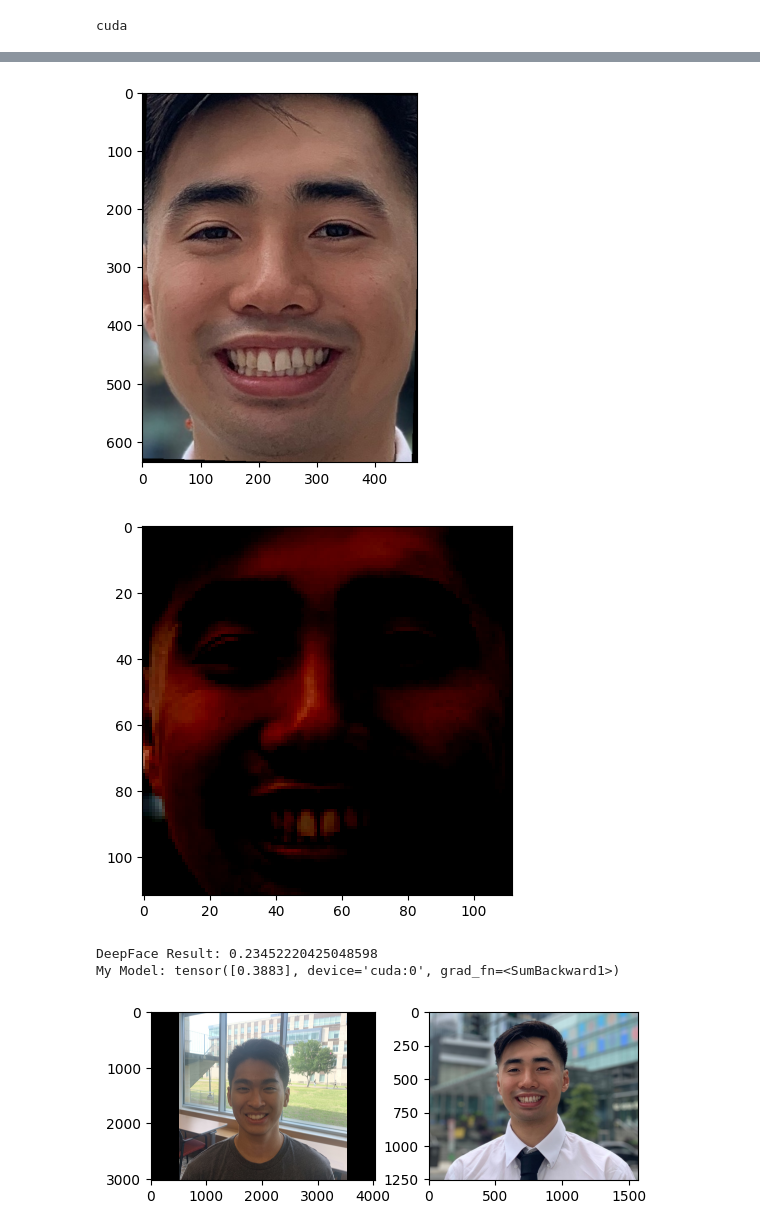
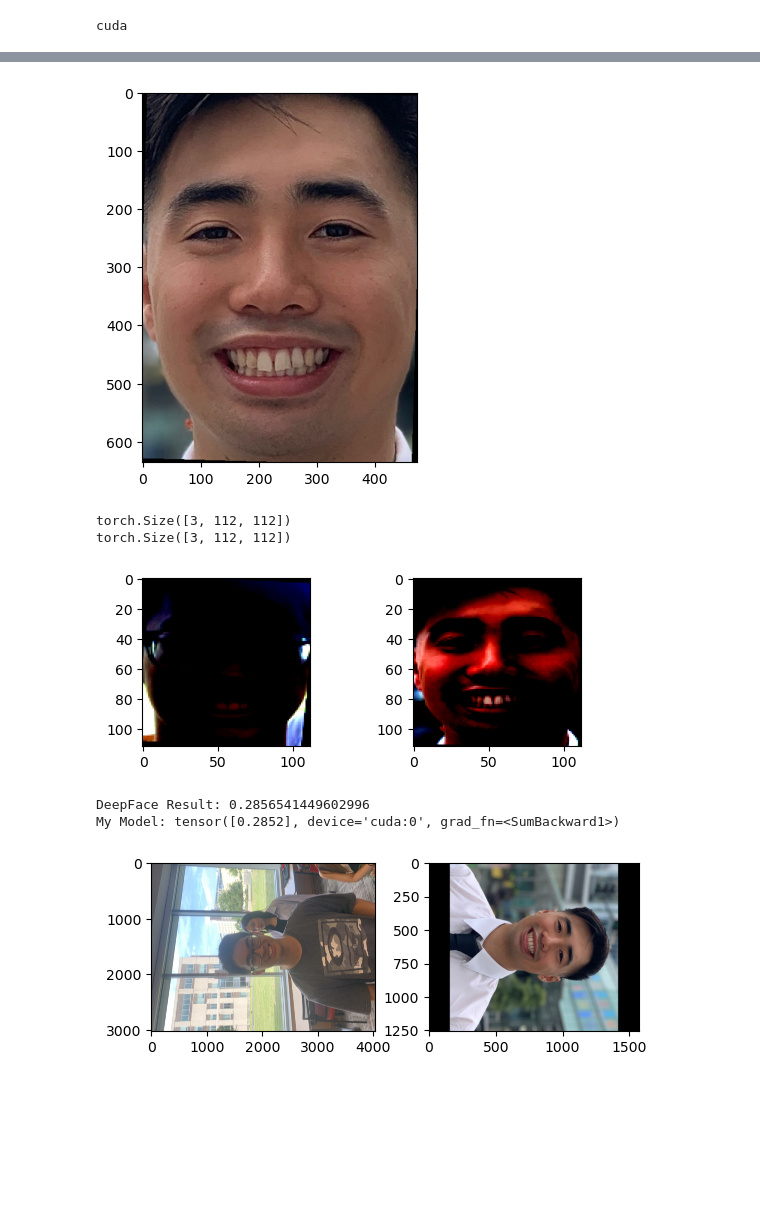
Before and after one commit to carteruh/ArcFace, a Jupyter notebook: arcface.ipynb, the cells around one changed output, grey strips where cells are left out. Saved outputs shown, nothing was run; the diff lists cells and outputs as text; code cells hidden in the pictures; blank space fills up the shorter version.

Commit message:
Kaggle Notebook | ArcFace | Version 49

```diff
--- a/arcface.ipynb
+++ b/arcface.ipynb
@@ -264,11 +253,10 @@ Downloading http://vis-www.cs.umass.edu/lfw/pairsDevTest.txt to kaggle/output/lf
 # %%
 data_loader_valid = DataLoader(lfwdataset_val, batch_size= 32, shuffle= False, num_workers=0, collate_fn= None, pin_memory= True)
-data_loader_train = DataLoader(lfwdataset_train, batch_size= 32, shuffle= True, num_workers=0, collate_fn= None, pin_memory= True)
+data_loader_train = DataLoader(lfwdataset_train, batch_size= 128, shuffle= True, num_workers=0, collate_fn= None, pin_memory= True)
 data_loader_test = DataLoader(lfwdataset_test, batch_size= 32, shuffle= False, num_workers=0, collate_fn= None, pin_memory= False)
 
-num_classes_LFW = 5715
+num_classes_LFW = len(set(lfwdataset_train.labels))
 
-#num_classes_LFW = len(set(lfwdataset_val.labels))
 print(len(set(lfwdataset_test)))
 print(len(set(lfwdataset_train.labels)))
 print(len(set(lfwdataset_test.labels)))
@@ -771,0 +802,6 @@ Batch #: [301/323], Train Loss: 0.003981733534359791, Train Accuracy: 0.99927325
+# %%
+# Instantiate lightning module
+# autoencoder = LightningArcFace()
+autoencoder = LightningArcFace.load_from_checkpoint("/kaggle/input/lightning-weight/epoch_40_step_3403.ckpt")
+trainer = L.Trainer(accelerator= "cuda", devices= 1, max_epochs= 100, enable_progress_bar= True, enable_checkpointing= True)
+trainer.fit(model= autoencoder)
@@ -771,0 +810,3 @@ Batch #: [301/323], Train Loss: 0.003981733534359791, Train Accuracy: 0.99927325
+# %%
+autoencoder = LightningArcFace.load_from_checkpoint("/kaggle/input/lightning-weight/epoch_40_step_3403.ckpt")
+trainer = L.Trainer(accelerator= "cuda", devices= 1, max_epochs= 100, enable_progress_bar= True, enable_checkpointing= True)
@@ -772,3 +817,5 @@ Batch #: [301/323], Train Loss: 0.003981733534359791, Train Accuracy: 0.99927325
+# %%
+models = autoencoder
 # %%
 # Save Weights from metric_fc and resnet50
 torch.save(models.state_dict(), '/kaggle/working/resnet50_weights2.pth')
@@ -1087,44 +1229,61 @@ plt.show()
 # %%
 from deepface import DeepFace
 models.eval()
-Carter_Pic1_Path = "/kaggle/input/carter-verification/Badge_pic.jpeg"
-Carter_Pic2_Path = "/kaggle/input/tyler-face/IMG_5114.jpg"
+models.to(device)
+Carter_Pic1_Path = "/kaggle/input/tyler-face/IMG_5113.jpg"
+Carter_Pic2_Path = "/kaggle/input/carter-verification/Badge_pic.jpeg"
 Carter_Pic1 = RetinaFace.extract_faces(Carter_Pic1_Path, align= True)
 Carter_Pic2 = RetinaFace.extract_faces(Carter_Pic2_Path, align= True)
-plt.imshow(Carter_Pic1[0])
+plt.imshow(Carter_Pic2[0])
 plt.show()
 Carter_Pic1 = Image.fromarray(Carter_Pic1[0])
 Carter_Pic2 = Image.fromarray(Carter_Pic2[0])
 Carter_Pic1 = Carter_Pic1.convert("RGB")
 Carter_Pic2 = Carter_Pic2.convert("RGB")
 Carter_Pic1 = transform(Carter_Pic1)
 Carter_Pic2 = transform(Carter_Pic2)
 
-plt.imshow(Carter_Pic1.permute(1,2,0))
+print(Carter_Pic1.shape)
+print(Carter_Pic2.shape)
+
+# Carter_Pic1 = Image.open('/kaggle/input/carter-verification/Carter_Pic.jpeg')
+# Carter_Pic2 = Image.open('/kaggle/input/carter-verification/Badge_pic.jpeg')
+# Carter_Pic1 = transform(Carter_Pic1)
+# Carter_Pic2 = transform(Carter_Pic2)
+
+fig = plt.figure()
+ax1 = fig.add_subplot(2, 2, 1)
+ax1.imshow(Carter_Pic1.permute(1,2,0))
+ax2 = fig.add_subplot(2, 2, 2)
+ax2.imshow(Carter_Pic2.permute(1,2,0))
 plt.show()
+
+
 Carter_Pic1, Carter_Pic2 = Carter_Pic1.to(device), Carter_Pic2.to(device)
 Carter_Pic1 = torch.unsqueeze(Carter_Pic1, dim= 0)
 Carter_Pic2 = torch.unsqueeze(Carter_Pic2, dim= 0)
 emb_1 = models(Carter_Pic1)
 emb_2 = models(Carter_Pic2)
 cosine_sim = F.cosine_similarity(emb_1, emb_2)
 obj = DeepFace.verify(Carter_Pic1_Path, Carter_Pic2_Path
           , model_name = 'ArcFace', detector_backend = 'retinaface')
 print('DeepFace Result: {}'.format(1 - obj['distance']))
 print('My Model: {}'.format(cosine_sim))
-Img_T1 = Image.open("/kaggle/input/tyler-face/IMG_5114.jpg")
+Img_T1 = Image.open("/kaggle/input/tyler-face/IMG_5113.jpg")
 Img_T2 = Image.open("/kaggle/input/carter-verification/Badge_pic.jpeg")
 fig = plt.figure()
 ax1 = fig.add_subplot(2, 2, 1)
-ax1.imshow(Img_T1.rotate(270))
+ax1.imshow(Img_T1)
 ax2 = fig.add_subplot(2, 2, 2)
-ax2.imshow(Img_T2)
+ax2.imshow(Img_T2.rotate(270))
 plt.show()
 # %% [output]
-[figure, old version]
+[figure, new version]
+torch.Size([3, 112, 112])
+torch.Size([3, 112, 112])
-[figure, old version]
+[figure, new version]
-DeepFace Result: 0.23452220425048598
-My Model: tensor([0.3883], device='cuda:0', grad_fn=<SumBackward1>)
+DeepFace Result: 0.2856541449602996
+My Model: tensor([0.2852], device='cuda:0', grad_fn=<SumBackward1>)
-[figure, old version]
+[figure, new version]
 # %%
 # Inference Testing
```
Also changed, not shown: parts of 32 cells of this notebook.
